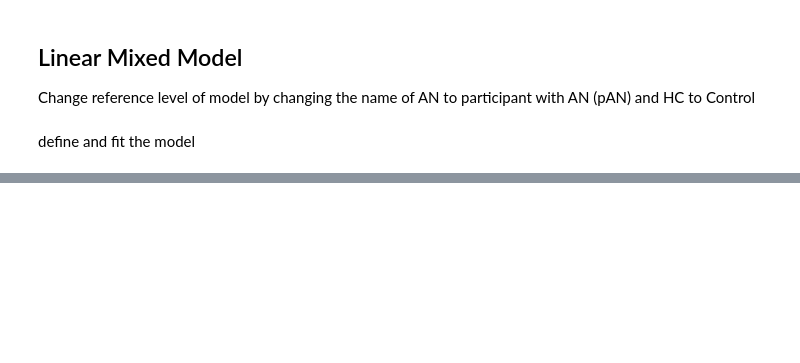
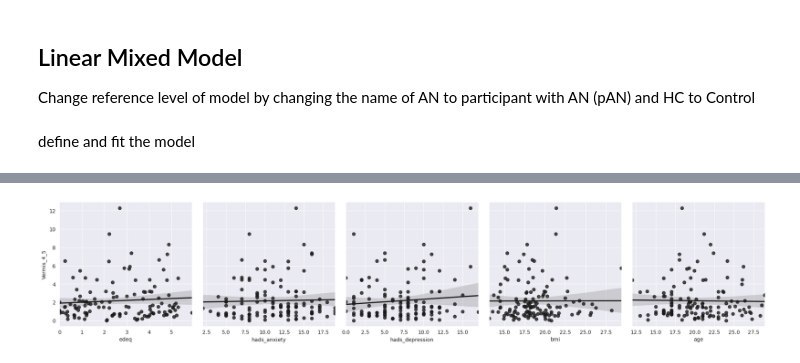
Before and after one commit to WMDA/socio-emotion-cognition, a Jupyter notebook: task_fmri/results/2ndlevel/cluster_analysis.ipynb, the cells around one changed output, grey strips where cells are left out. Drawn from its saved outputs; the diff is of its cells as text; code cells hidden in the pictures; blank space fills up the shorter version.

```diff
--- a/task_fmri/results/2ndlevel/cluster_analysis.ipynb
+++ b/task_fmri/results/2ndlevel/cluster_analysis.ipynb
@@ -130,0 +358,7 @@ Vermis_4_5
+# %%
+df = lmm['happy_interaction'][lmm['happy_interaction']['subject'].str.contains('G2')].reset_index(drop=True)
+for cluster in lmm['happy_interaction'].drop(['subject', 'time_point', 'edeq', 'hads_anxiety', 'hads_depression', 'bmi', 'age', 'group', 'cluster_trans'],axis=1).columns:
+    plots = sns.PairGrid(df, y_vars=[cluster], x_vars=['edeq', 'hads_anxiety', 'hads_depression', 'bmi', 'age',], height=4)
+    plots.map(sns.regplot, color=".1")
+# %% [output]
+[figure, added]
```
Also changed, not shown: parts of 18 cells of this notebook, 1 other file.
